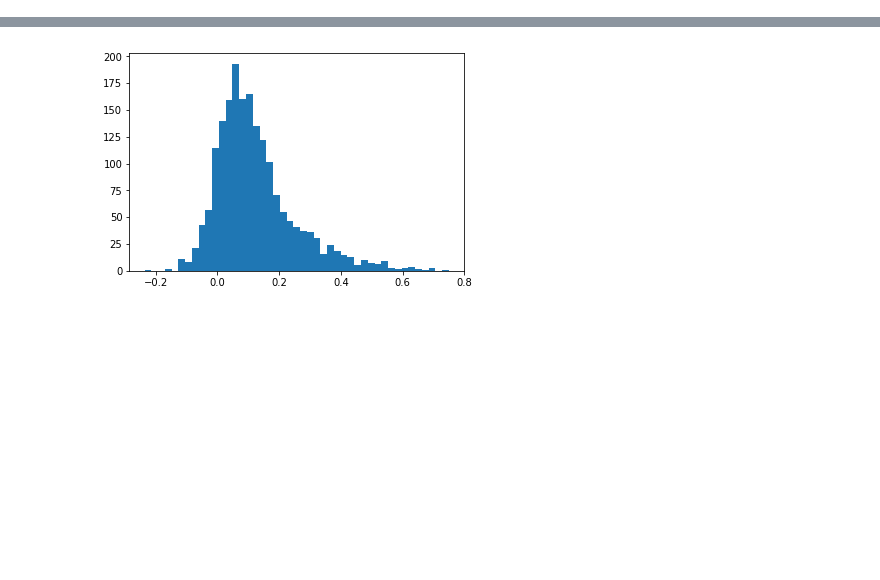
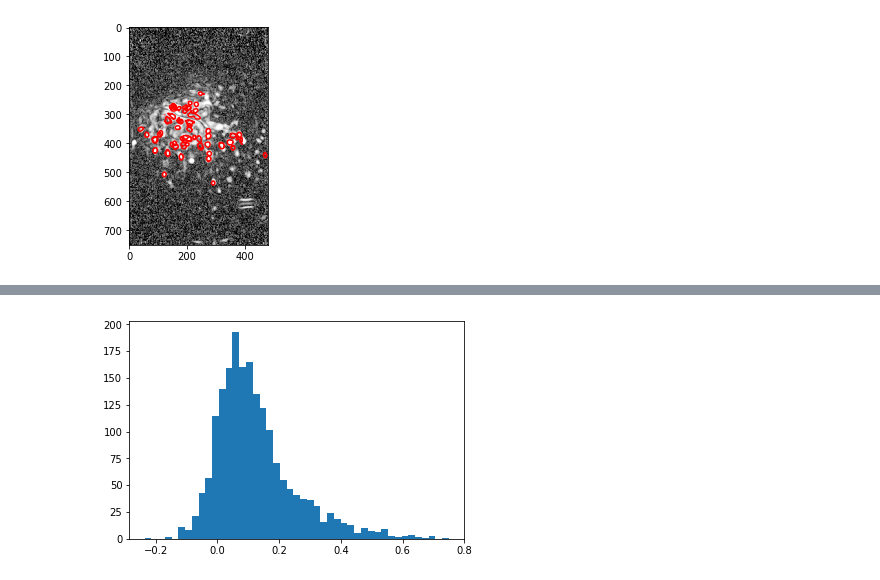
Before and after one commit to santiagochacin/post_cmfe_analysis, a Jupyter notebook: open_field_cnmfe_analysis_jjm.ipynb, the cells around one changed output, grey strips where cells are left out. Cells and saved outputs as stored; diff of their text form; code cells hidden in the pictures; blank space fills up the shorter version.

```diff
--- a/open_field_cnmfe_analysis_jjm.ipynb
+++ b/open_field_cnmfe_analysis_jjm.ipynb
@@ -70,3 +68,8 @@ for idx in range(np.shape(F)[0]):
+# %%
+#coordinate of detected neurons
+coordinates = utils.plot_contours(results['A'].todense(), results['Cn'], display_numbers=False, maxthr=.6,cmap='gray', colors='r')
+# %% [output]
+[figure, added]
 # %%
 ##load movement data and align to cnmfe output
 
```
Also changed, not shown: parts of 14 cells of this notebook, 3 other files.
